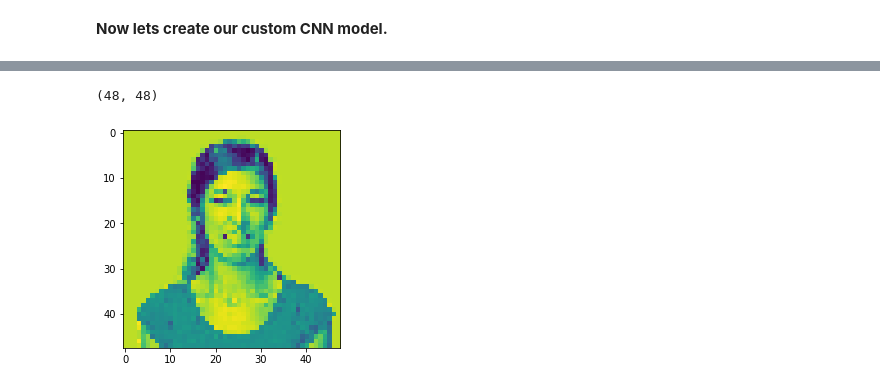
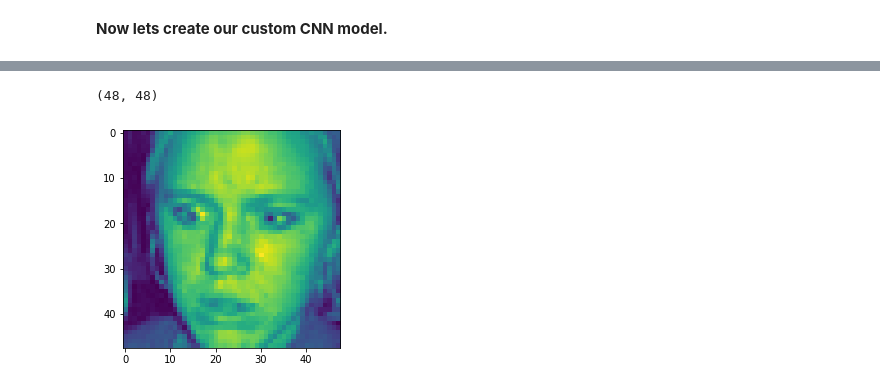
Before and after one commit to anishjohnson/Face-Emotion-Recognition, a Jupyter notebook: face-emotion-recognition-anish-johnson.ipynb, the cells around one changed output, grey strips where cells are left out. Saved outputs shown, nothing was run; the diff lists cells and outputs as text; code cells hidden in the pictures.

```diff
--- a/face-emotion-recognition-anish-johnson.ipynb
+++ b/face-emotion-recognition-anish-johnson.ipynb
@@ -251,8 +245,8 @@ from keras.preprocessing import image
 # %%
-img = image.load_img("../input/disgust/disgust.png",target_size = (48,48),color_mode = "grayscale")
+img = image.load_img("../input/fer2013/test/surprise/PrivateTest_14290563.jpg",target_size = (48,48),color_mode = "grayscale")
 img = np.array(img)
 plt.imshow(img)
 print(img.shape)
 # %% [output]
 (48, 48)
-[figure, old version]
+[figure, new version]
```
Also changed, not shown: parts of 17 cells of this notebook.
